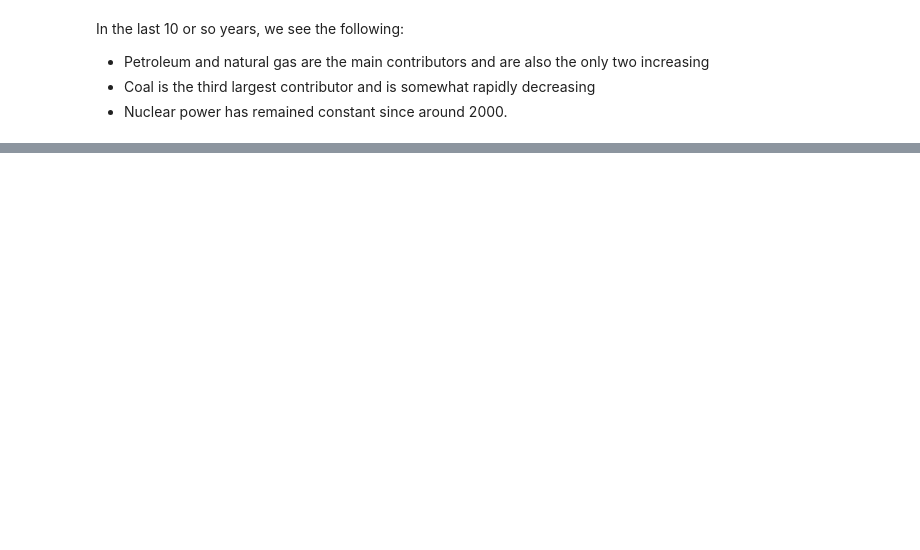
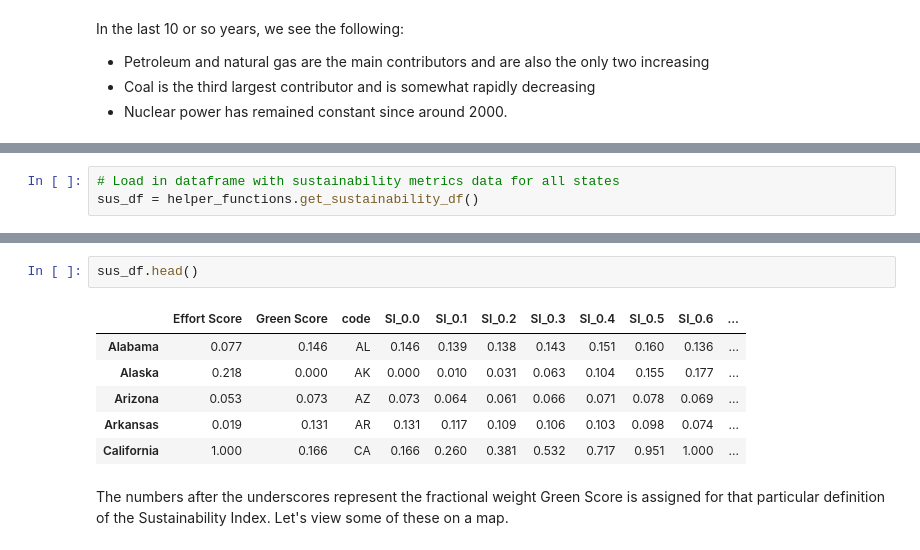
Before and after one commit to msanchez-ayala/energy-consumption, a Jupyter notebook: final_notebook.ipynb, the cells around one changed output, grey strips where cells are left out. Saved outputs shown, nothing was run; the diff lists cells and outputs as text; blank space fills up the shorter version.

Commit message:
sustainability metrics and conclusion

```diff
--- a/final_notebook.ipynb
+++ b/final_notebook.ipynb
@@ -283,0 +324,3 @@ In the last 10 or so years, we see the following:
+# %%
+# Load in dataframe with sustainability metrics data for all states
+sus_df = helper_functions.get_sustainability_df()
@@ -283,0 +367,11 @@ In the last 10 or so years, we see the following:
+# %%
+sus_df.head()
+# %% [output]
+|  | Effort Score | Green Score | code | SI_0.0 | SI_0.1 | SI_0.2 | SI_0.3 | SI_0.4 | SI_0.5 | SI_0.6 | ... |
+| Alabama | 0.077 | 0.146 | AL | 0.146 | 0.139 | 0.138 | 0.143 | 0.151 | 0.160 | 0.136 | ... |
+| Alaska | 0.218 | 0.000 | AK | 0.000 | 0.010 | 0.031 | 0.063 | 0.104 | 0.155 | 0.177 | ... |
+| Arizona | 0.053 | 0.073 | AZ | 0.073 | 0.064 | 0.061 | 0.066 | 0.071 | 0.078 | 0.069 | ... |
+| Arkansas | 0.019 | 0.131 | AR | 0.131 | 0.117 | 0.109 | 0.106 | 0.103 | 0.098 | 0.074 | ... |
+| California | 1.000 | 0.166 | CA | 0.166 | 0.260 | 0.381 | 0.532 | 0.717 | 0.951 | 1.000 | ... |
+# %% [markdown]
+The numbers after the underscores represent the fractional weight Green Score is assigned for that particular definition of the Sustainability Index. Let's view some of these on a map.
```
Also changed, not shown: parts of 14 cells of this notebook.
